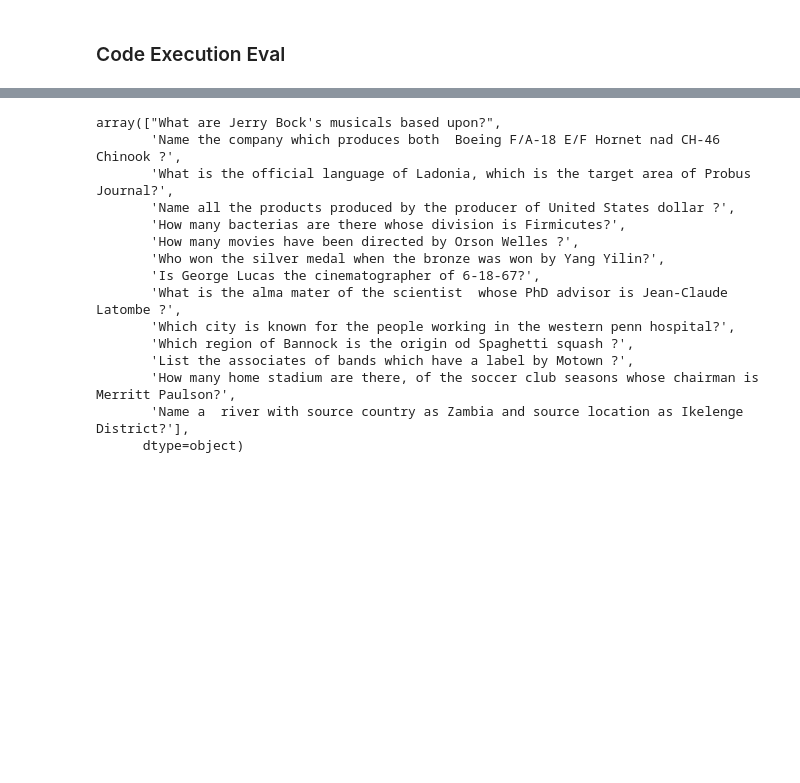
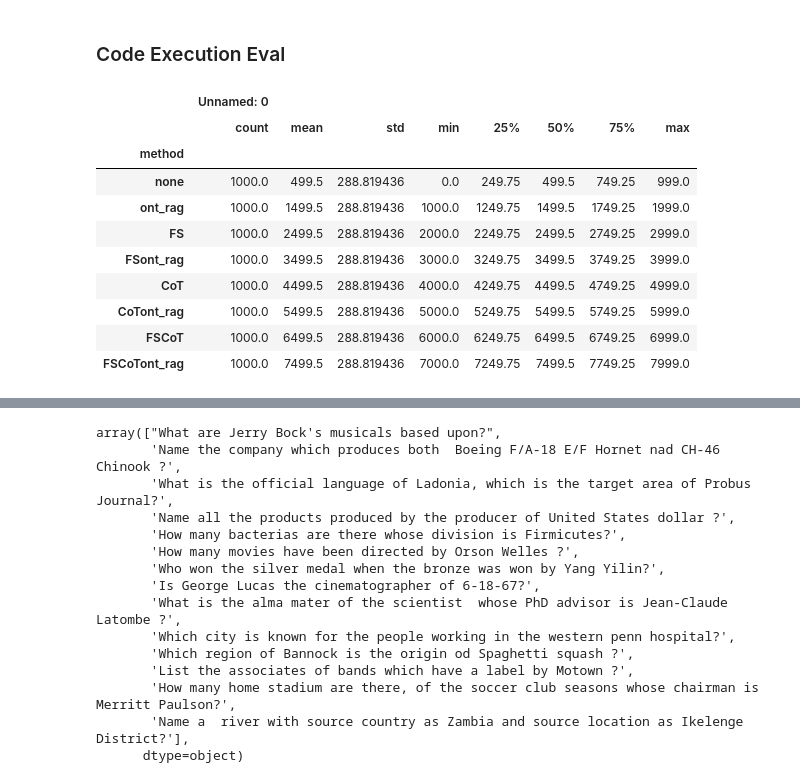
Before and after one commit to CLSInfra-UNED/CLS-Augur, a Jupyter notebook: Notebooks/evaluation.ipynb, the cells around one changed output, grey strips where cells are left out. Saved outputs shown, nothing was run; the diff lists cells and outputs as text; code cells hidden in the pictures; blank space fills up the shorter version.

```diff
--- a/Notebooks/evaluation.ipynb
+++ b/Notebooks/evaluation.ipynb
@@ -127,6 +157,20 @@ def compare_values(data1, data2):
 
     else:
         return data1 == data2
+# %%
+model_output.groupby('method', sort=False).describe()
+# %% [output]
+|  | Unnamed: 0 |  |  |  |  |  |  |  |
+|  | count | mean | std | min | 25% | 50% | 75% | max |
+| method |  |  |  |  |  |  |  |  |
+| none | 1000.0 | 499.5 | 288.819436 | 0.0 | 249.75 | 499.5 | 749.25 | 999.0 |
+| ont_rag | 1000.0 | 1499.5 | 288.819436 | 1000.0 | 1249.75 | 1499.5 | 1749.25 | 1999.0 |
+| FS | 1000.0 | 2499.5 | 288.819436 | 2000.0 | 2249.75 | 2499.5 | 2749.25 | 2999.0 |
+| FSont_rag | 1000.0 | 3499.5 | 288.819436 | 3000.0 | 3249.75 | 3499.5 | 3749.25 | 3999.0 |
+| CoT | 1000.0 | 4499.5 | 288.819436 | 4000.0 | 4249.75 | 4499.5 | 4749.25 | 4999.0 |
+| CoTont_rag | 1000.0 | 5499.5 | 288.819436 | 5000.0 | 5249.75 | 5499.5 | 5749.25 | 5999.0 |
+| FSCoT | 1000.0 | 6499.5 | 288.819436 | 6000.0 | 6249.75 | 6499.5 | 6749.25 | 6999.0 |
+| FSCoTont_rag | 1000.0 | 7499.5 | 288.819436 | 7000.0 | 7249.75 | 7499.5 | 7749.25 | 7999.0 |
 # %%
 grouped = model_output.groupby('method', sort=False)
 ex_eval = pd.DataFrame()
```
Also changed, not shown: parts of 23 cells of this notebook, 2 other files.
